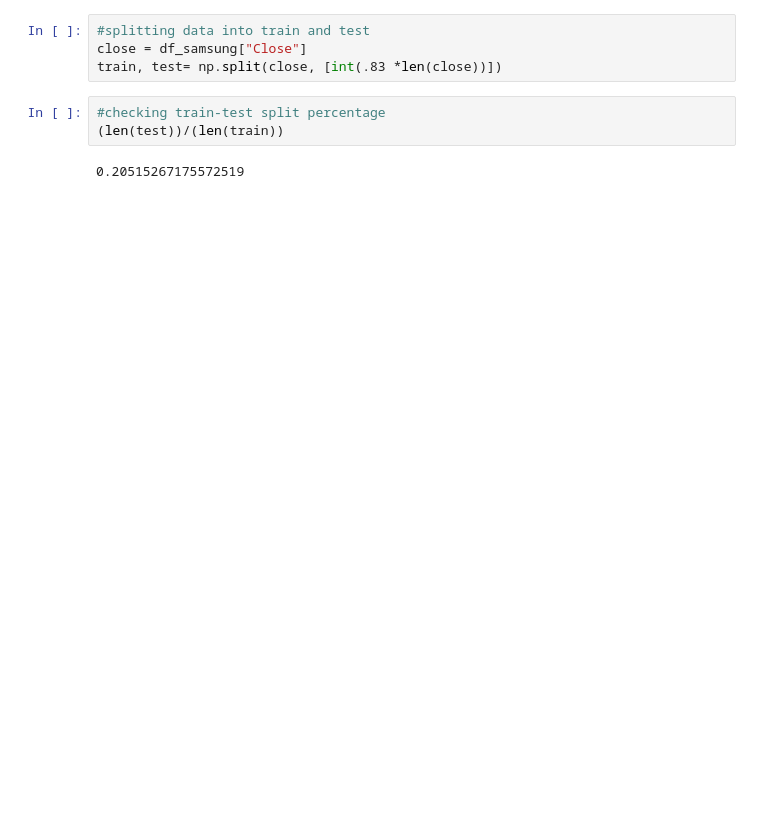
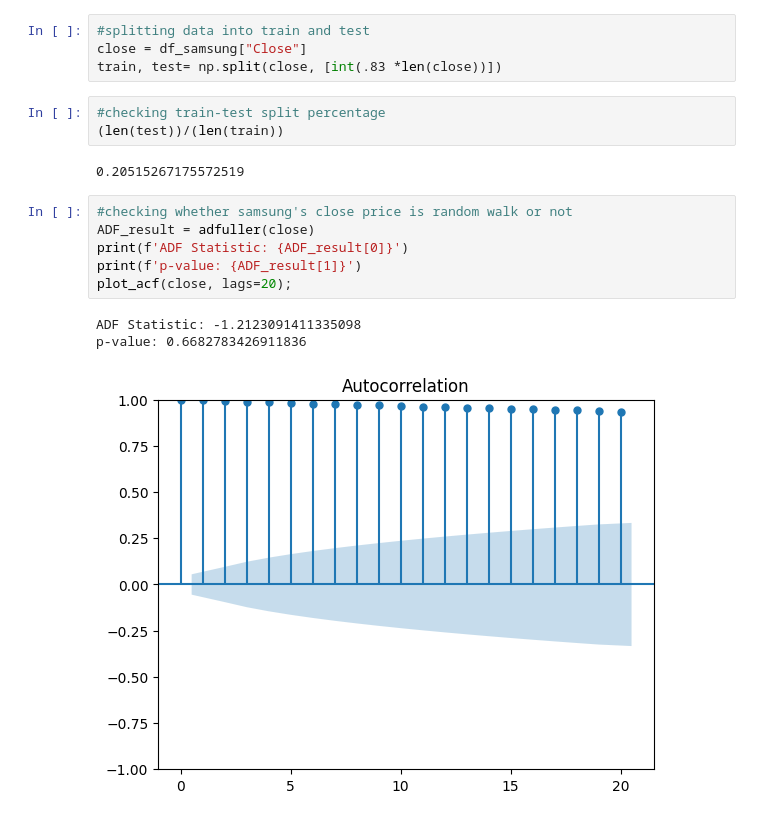
Before and after one commit to SrikarArepalli/Finance, a Jupyter notebook: SamsungElectronics.ipynb, the cells around one changed output. Drawn from its saved outputs; the diff is of its cells as text; blank space fills up the shorter version.

Commit message:
Random Walk

```diff
--- a/SamsungElectronics.ipynb
+++ b/SamsungElectronics.ipynb
@@ -66,3 +68,13 @@ train, test= np.split(close, [int(.83 *len(close))])
 (len(test))/(len(train))
 # %% [output]
 0.20515267175572519
+# %%
+#checking whether samsung's close price is random walk or not
+ADF_result = adfuller(close)
+print(f'ADF Statistic: {ADF_result[0]}')
+print(f'p-value: {ADF_result[1]}')
+plot_acf(close, lags=20);
+# %% [output]
+ADF Statistic: -1.2123091411335098
+p-value: 0.6682783426911836
+[figure, added]
```
Also changed, not shown: parts of 9 cells of this notebook.
